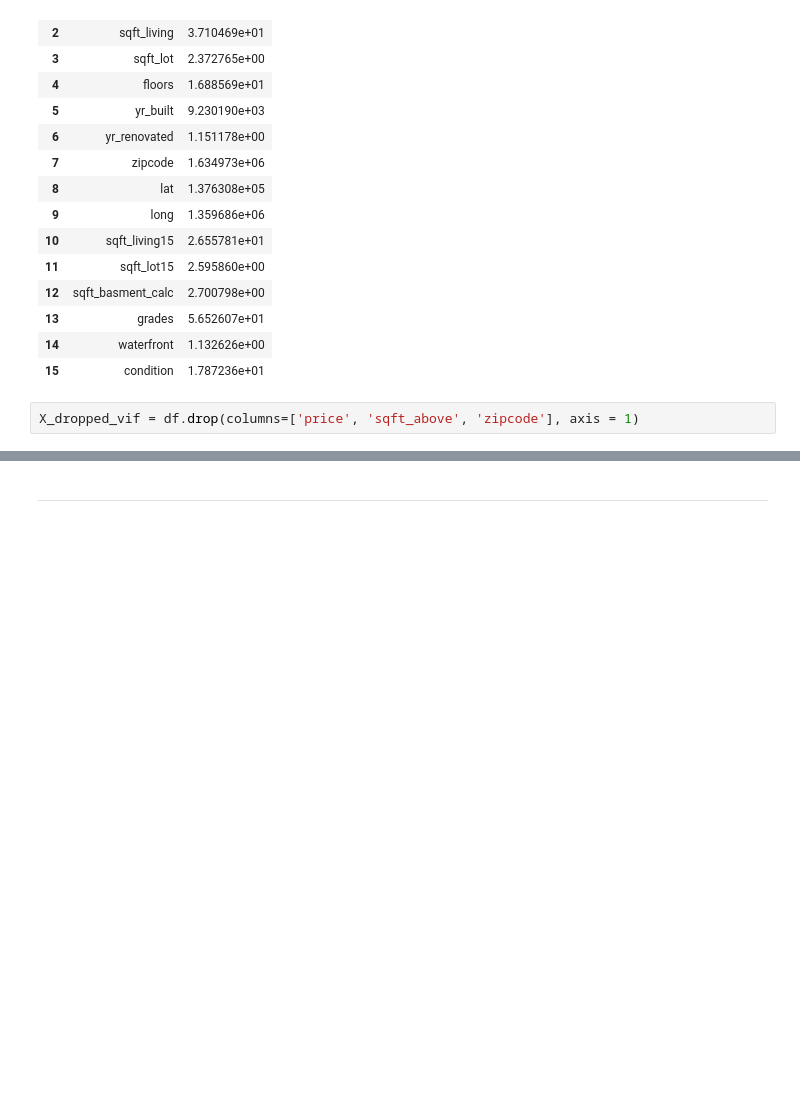
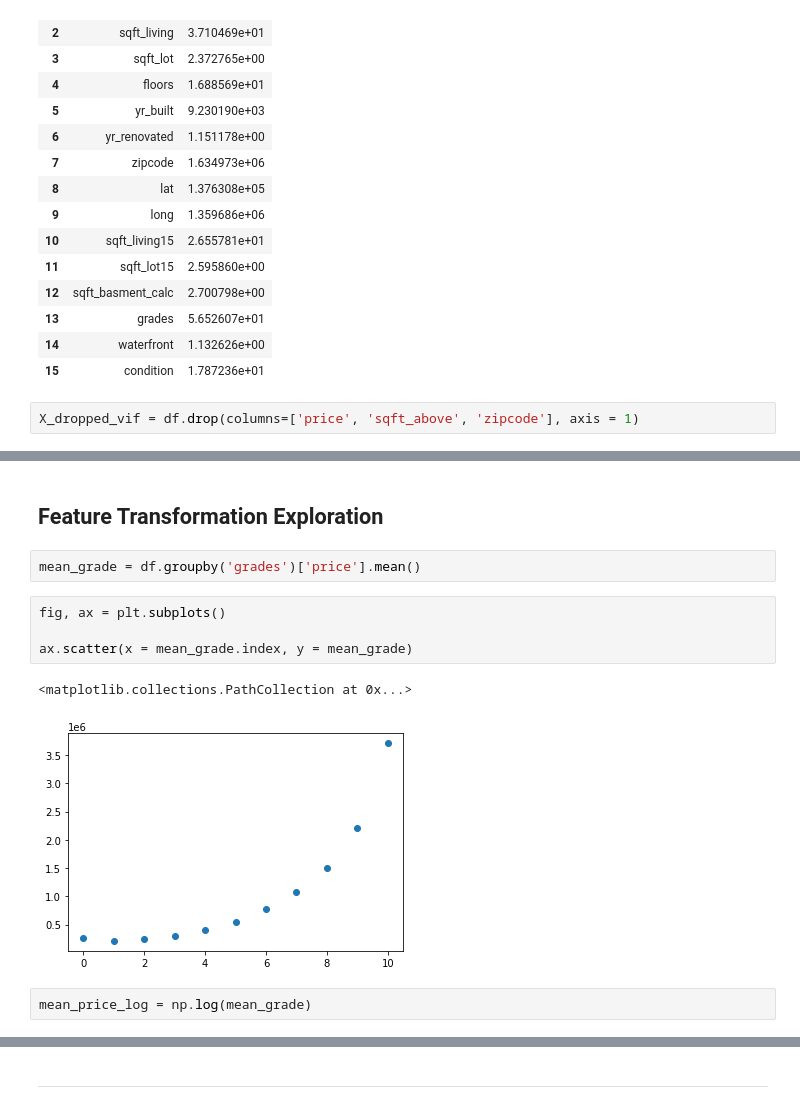
Before and after one commit to mattrubic/dsc-phase-2-project-v2-3, a Jupyter notebook: multi_lr_models.ipynb, the cells around one changed output, grey strips where cells are left out. Drawn from its saved outputs; the diff is of its cells as text; blank space fills up the shorter version.

```diff
--- a/multi_lr_models.ipynb
+++ b/multi_lr_models.ipynb
@@ -232,0 +270,13 @@ Floors is longer
+# %% [markdown]
+## Feature Transformation Exploration
+# %%
+mean_grade = df.groupby('grades')['price'].mean()
+# %%
+fig, ax = plt.subplots()
+
+ax.scatter(x = mean_grade.index, y = mean_grade)
+# %% [output]
+<matplotlib.collections.PathCollection at 0x...>
+[figure, added]
+# %%
+mean_price_log = np.log(mean_grade)
```
Also changed, not shown: parts of 30 cells of this notebook, 1 other file.
